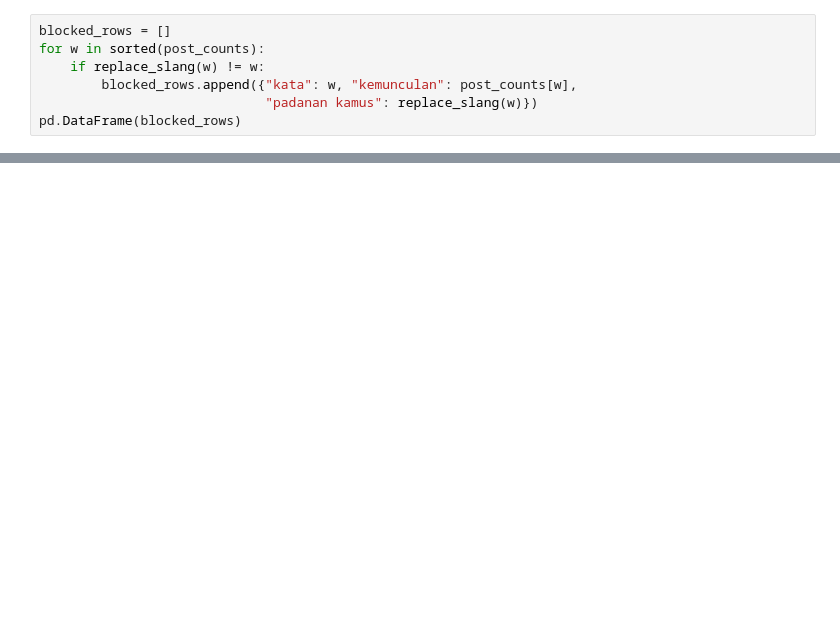
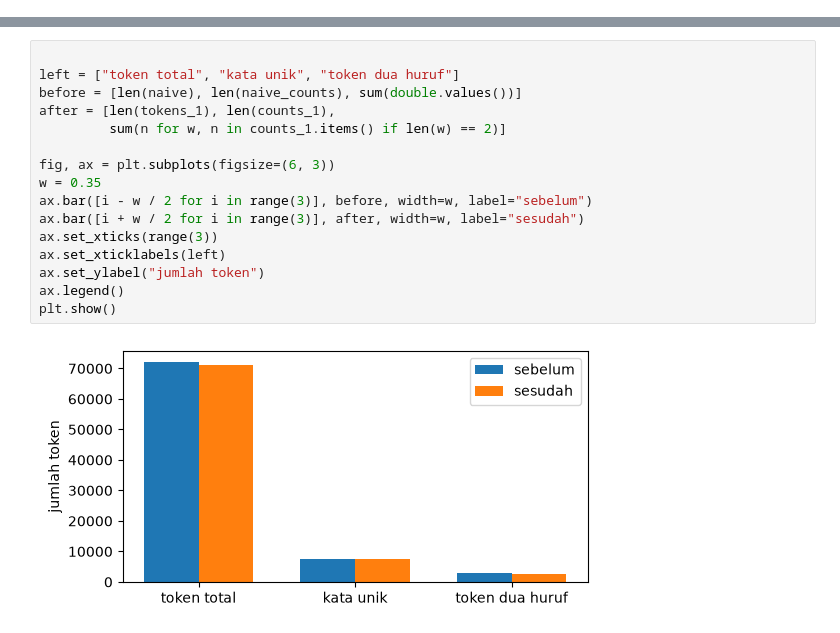
Before and after one commit to rhindottire/PPW, a Jupyter notebook: notebook/book/book-2.ipynb, the cells around one changed output, grey strips where cells are left out. Cells and saved outputs as stored; diff of their text form; blank space fills up the shorter version.

```diff
--- a/notebook/book/book-2.ipynb
+++ b/notebook/book/book-2.ipynb
@@ -827,7 +0,0 @@ Token yang ditahan saringan diperiksa sekali lagi agar dipastikan tidak ada nama
-# %%
-blocked_rows = []
-for w in sorted(post_counts):
-    if replace_slang(w) != w:
-        blocked_rows.append({"kata": w, "kemunculan": post_counts[w],
-                             "padanan kamus": replace_slang(w)})
-pd.DataFrame(blocked_rows)
@@ -1052,0 +350,18 @@ pd.DataFrame({
+# %%
+
+left = ["token total", "kata unik", "token dua huruf"]
+before = [len(naive), len(naive_counts), sum(double.values())]
+after = [len(tokens_1), len(counts_1),
+         sum(n for w, n in counts_1.items() if len(w) == 2)]
+
+fig, ax = plt.subplots(figsize=(6, 3))
+w = 0.35
+ax.bar([i - w / 2 for i in range(3)], before, width=w, label="sebelum")
+ax.bar([i + w / 2 for i in range(3)], after, width=w, label="sesudah")
+ax.set_xticks(range(3))
+ax.set_xticklabels(left)
+ax.set_ylabel("jumlah token")
+ax.legend()
+plt.show()
+# %% [output]
+[figure, added]
```
Also changed, not shown: parts of 179 cells of this notebook, 6 other files.
